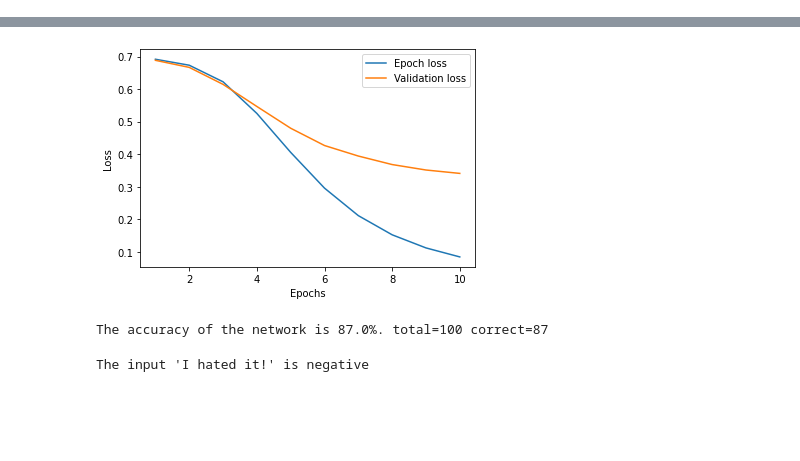
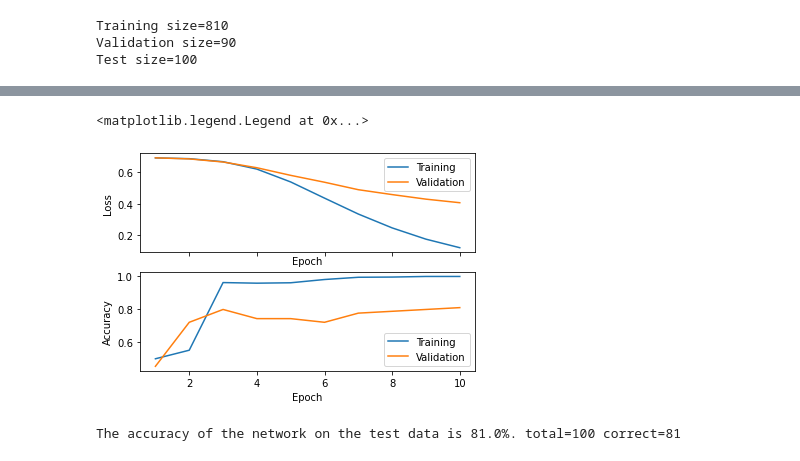
Before and after one commit to hugowangler/chatbot-iota, a Jupyter notebook: models/ann-model-amazon.ipynb, the cells around one changed output, grey strips where cells are left out. Cells and saved outputs as stored; diff of their text form; code cells hidden in the pictures; blank space fills up the shorter version.

```diff
--- a/models/ann-model-amazon.ipynb
+++ b/models/ann-model-amazon.ipynb
@@ -95,9 +132,19 @@ validation_y_tensor = torch.from_numpy(np.array(validation_labels)).long()
 # Combine data with labels
 train_dataset = TensorDataset(train_x_tensor, train_y_tensor)
 validation_dataset = TensorDataset(validation_x_tensor, validation_y_tensor)
+test_dataset = TensorDataset(test_x_tensor, test_y_tensor)
 
 trainloader = DataLoader(train_dataset, batch_size=10, shuffle=True)
 validationloader = DataLoader(validation_dataset, batch_size=len(validation_data), shuffle=False)
+testloader = DataLoader(test_dataset, batch_size=len(test_data), shuffle=False)
+
+print(f"Training size={len(train_dataset)}")
+print(f"Validation size={len(validation_dataset)}")
+print(f"Test size={len(test_dataset)}")
+# %% [output]
+Training size=810
+Validation size=90
+Test size=100
 # %%
 classes = {"negative": 0, "positive": 1} # The classes of the labeled dataset
 # %%
@@ -112,11 +159,20 @@ epochs = 10
 validation_loss = []
 training_loss = []
 
+training_accuracy = []
+validation_accuracy = []
+
 for epoch in range(epochs):
     validation_loss_epoch = 0
     training_loss_epoch = 0
     training_batches = 0
     validation_batches = 0
+
+    training_correct_epoch = 0
+    training_total_epoch = 0
+    validation_correct_epoch = 0
+    validation_total_epoch = 0
+
     for batch_nr, (data, labels) in enumerate(trainloader):
         training_batches += 1
         prediction = network(data)
@@ -129,31 +185,50 @@ for epoch in range(epochs):
         optimizer.step()
         optimizer.zero_grad()
 
+        # Collect training accuracy statistics
+        prediction = list(pred.argmax() for pred in prediction)
+        training_correct_epoch += np.equal(prediction, labels).sum().item()
+        training_total_epoch += len(labels)
+
         #Print the epoch, batch, and loss
         print(
             f'\rEpoch {epoch+1} [{batch_nr+1}/{len(trainloader)}] - Loss: {loss}',
             end=''
         )
+
     for batch_nr, (data, labels) in enumerate(validationloader):
         with torch.no_grad():
             validation_batches += 1
             prediction = network(data)
             loss = loss_function(prediction, labels)
-
             validation_loss_epoch += loss.item()
 
+            # Collect validation accruacy statistics
+            prediction = list(pred.argmax() for pred in prediction)
+            validation_correct_epoch += np.equal(prediction, labels).sum().item()
+            validation_total_epoch += len(labels)
+
+    # Store loss for plot
     avr_training_loss = training_loss_epoch/training_batches
     avr_validation_loss = validation_loss_epoch/validation_batches
     training_loss.append(avr_training_loss)
     validation_loss.append(avr_validation_loss)
 
-trai, = plt.plot(range(1,len(training_loss)+1),training_loss)
-vali, = plt.plot(range(1,len(validation_loss)+1),validation_loss)
-trai.set_label('Epoch loss')
-plt.legend()
-vali.set_label('Validation loss')
-plt.legend()
-plt.xlabel('Epochs')
-plt.ylabel('Loss')
-plt.show()
+    # Store accuracy for plot
+    training_accuracy.append(training_correct_epoch / training_total_epoch)
+    validation_accuracy.append(validation_correct_epoch / validation_total_epoch)
+
+
+fig, (plt_loss, plt_accuracy) = plt.subplots(2, sharex=True)
+plt_loss.plot(range(1, len(training_loss)+1), training_loss, label="Training")
+plt_loss.plot(range(1, len(validation_loss)+1), validation_loss, label="Validation")
+plt_loss.set_xlabel('Epoch')
+plt_loss.set_ylabel('Loss')
+plt_loss.legend()
+
+plt_accuracy.plot(range(1, len(training_accuracy)+1), training_accuracy, label="Training")
+plt_accuracy.plot(range(1, len(validation_accuracy)+1), validation_accuracy, label="Validation")
+plt_accuracy.set_xlabel('Epoch')
+plt_accuracy.set_ylabel('Accuracy')
+plt_accuracy.legend()
 # %% [output]
@@ -161,26 +236,26 @@ Epoch 10 [90/90] - Loss: 0.063847966492176066
+<matplotlib.legend.Legend at 0x...>
-[figure, old version]
+[figure, new version]
 # %%
 correct = 0
 total = 0
 
-for batch_nr, (data, labels) in enumerate(validationloader):
+# Test accuracy
+for batch_nr, (data, labels) in enumerate(testloader):
     predictions = network.predict(data)
 
     # Sum all the predictions that were the same as the label
     correct += np.equal(predictions, labels).sum().item()
     total += len(labels)
 
-print(f'The accuracy of the network is {str(100*correct/total)[:4]}%. total={total} correct={correct}')
+print(f'The accuracy of the network on the test data is {str(100*correct/total)[:4]}%. total={total} correct={correct}')
 # %% [output]
-The accuracy of the network is 87.0%. total=100 correct=87
+The accuracy of the network on the test data is 81.0%. total=100 correct=81
 # %%
 # Let's print a sentence and predict it's category
-str_input = "I hated it!"
+str_input = "jjjjjjj"
 prediction = network.predict_str(str_input)
 prediction = "positive" if prediction == classes["positive"] else "negative"
 print(f"The input '{str_input}' is {prediction}")
-# %% [output]
-The input 'I hated it!' is negative
 # %%
 #save_model(network, "ann-model-amazon")
 network.save_model()
```
Also changed, not shown: parts of 2 cells of this notebook, 5 other files.
